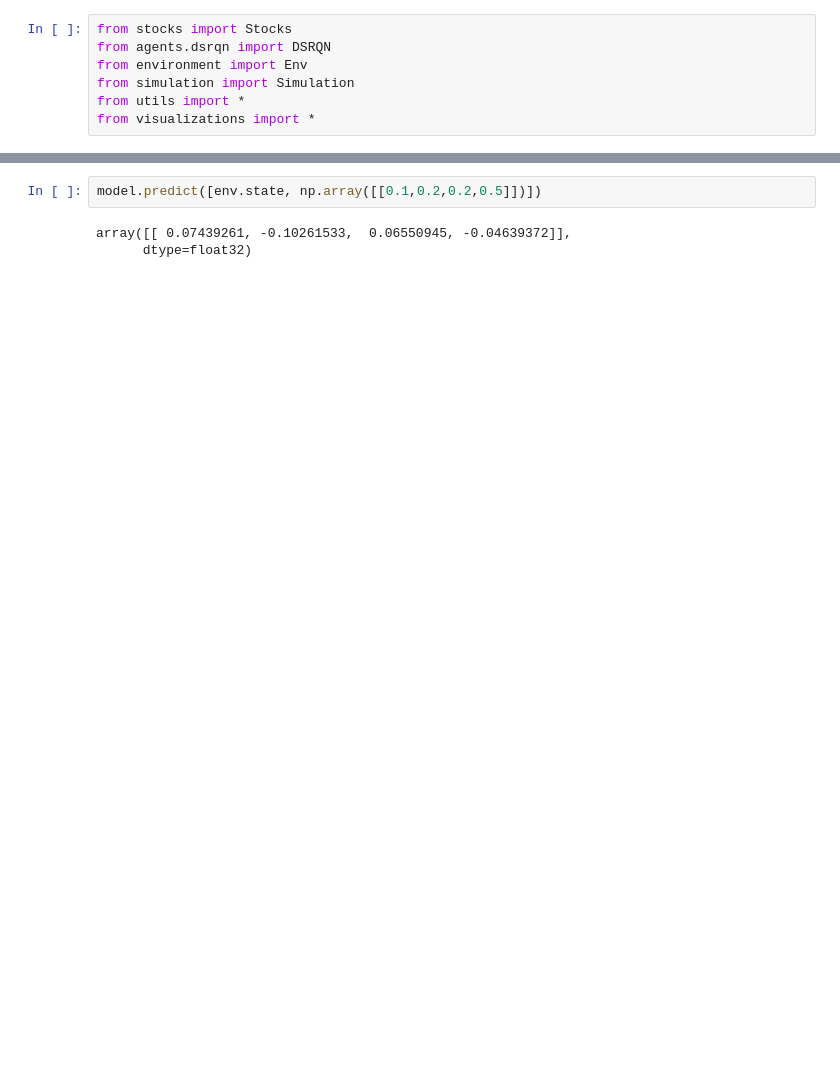
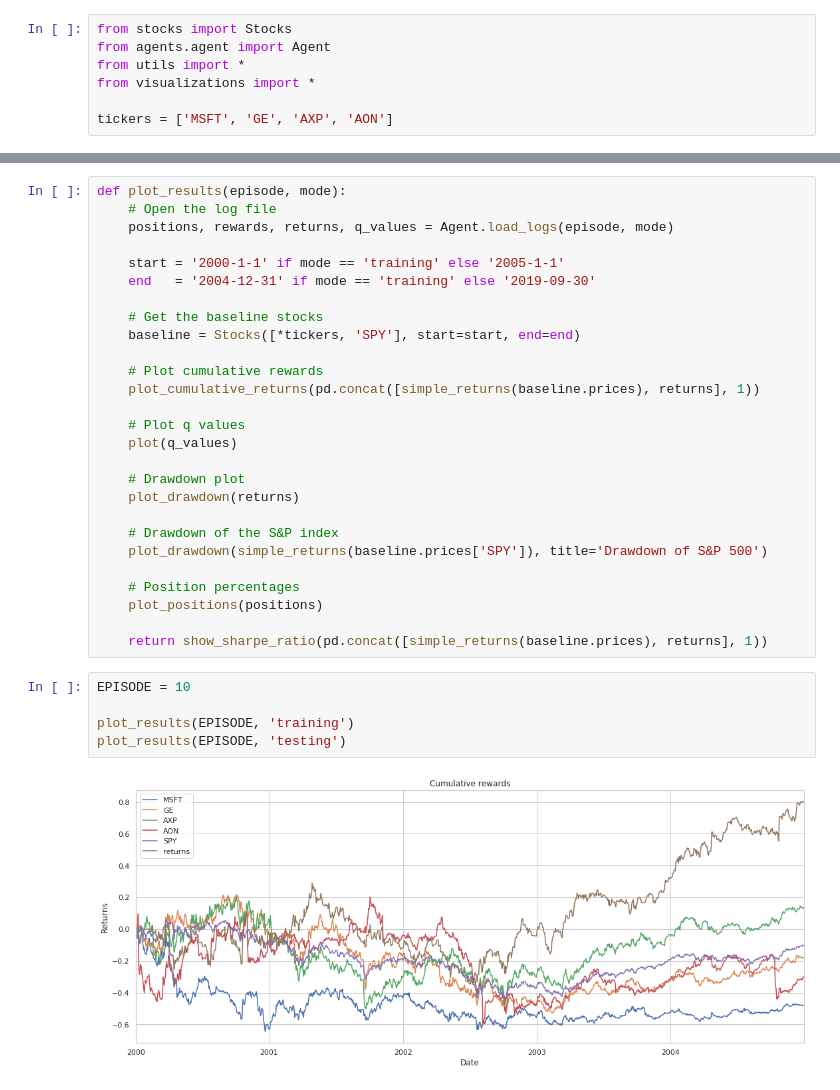
Before and after one commit to JulesHuisman/deep-learning, a Jupyter notebook: model.ipynb, the cells around one changed output, grey strips where cells are left out. Saved outputs shown, nothing was run; the diff lists cells and outputs as text; blank space fills up the shorter version.

```diff
--- a/model.ipynb
+++ b/model.ipynb
@@ -9,7 +14,7 @@ np.set_printoptions(suppress=True)
 # %%
 from stocks import Stocks
-from agents.dsrqn import DSRQN
-from environment import Env
-from simulation import Simulation
+from agents.agent import Agent
 from utils import *
 from visualizations import *
+
+tickers = ['MSFT', 'GE', 'AXP', 'AON']
@@ -62,5 +21,34 @@ Epoch 1/1
-# %%
-model.predict([env.state, np.array([[0.1,0.2,0.2,0.5]])])
-# %% [output]
-array([[ 0.07439261, -0.10261533,  0.06550945, -0.04639372]],
-      dtype=float32)
+# %%
+def plot_results(episode, mode):
+    # Open the log file
+    positions, rewards, returns, q_values = Agent.load_logs(episode, mode)
+
+    start = '2000-1-1' if mode == 'training' else '2005-1-1'
+    end   = '2004-12-31' if mode == 'training' else '2019-09-30'
+
+    # Get the baseline stocks
+    baseline = Stocks([*tickers, 'SPY'], start=start, end=end)
+
+    # Plot cumulative rewards
+    plot_cumulative_returns(pd.concat([simple_returns(baseline.prices), returns], 1))
+
+    # Plot q values
+    plot(q_values)
+
+    # Drawdown plot
+    plot_drawdown(returns)
+
+    # Drawdown of the S&P index
+    plot_drawdown(simple_returns(baseline.prices['SPY']), title='Drawdown of S&P 500')
+
+    # Position percentages
+    plot_positions(positions)
+
+    return show_sharpe_ratio(pd.concat([simple_returns(baseline.prices), returns], 1))
+# %%
+EPISODE = 10
+
+plot_results(EPISODE, 'training')
+plot_results(EPISODE, 'testing')
+# %% [output]
+[figure, added]
```
Also changed, not shown: parts of 8 cells of this notebook, 10 other files.
